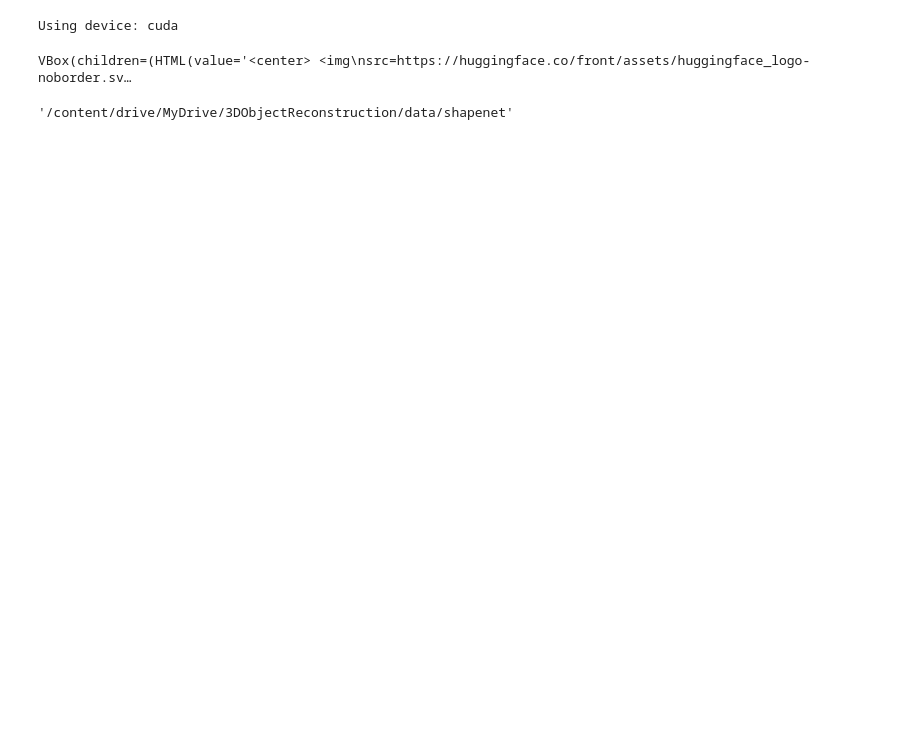
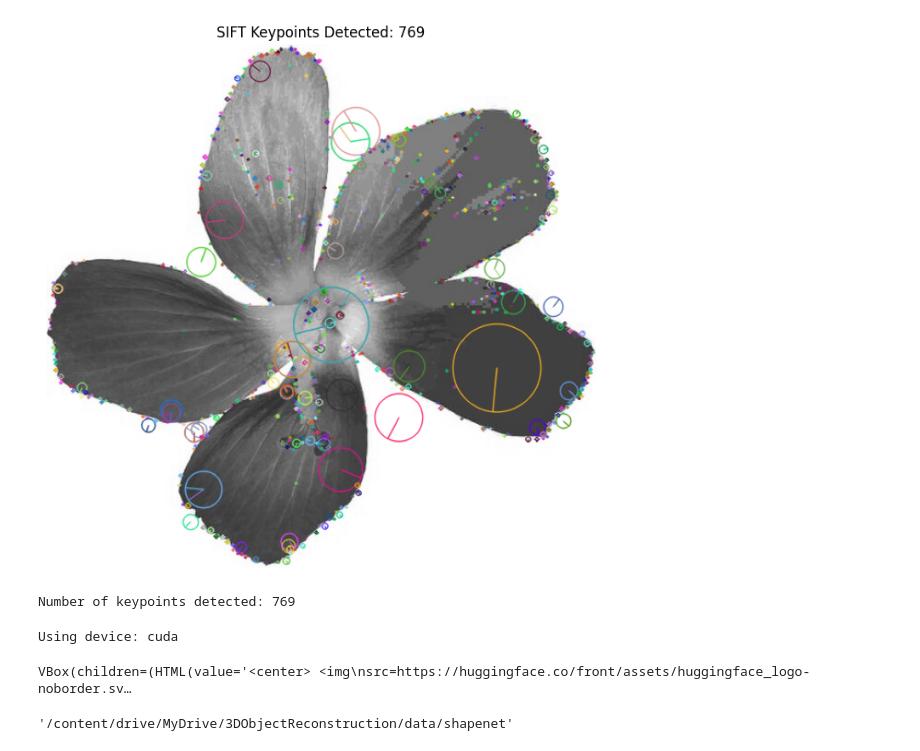
Before and after one commit to jorgemar723/3DObjectReconstruction, a Jupyter notebook: notebooks/render_shapenet_views.ipynb, the cells around one changed output. Drawn from its saved outputs; the diff is of its cells as text; code cells hidden in the pictures; blank space fills up the shorter version.

```diff
--- a/notebooks/render_shapenet_views.ipynb
+++ b/notebooks/render_shapenet_views.ipynb
@@ -31,3 +59,25 @@ Device name: NVIDIA A100-SXM4-40GB
+# %%
+# Convert to grayscale
+gray = cv2.cvtColor(img, cv2.COLOR_BGR2GRAY)
+
+# Detect SIFT keypoints
+sift = cv2.SIFT_create()
+keypoints, descriptors = sift.detectAndCompute(gray, None)
+
+# Draw keypoints
+img_keypoints = cv2.drawKeypoints(gray, keypoints, None,
+                                   flags=cv2.DRAW_MATCHES_FLAGS_DRAW_RICH_KEYPOINTS)
+
+plt.figure(figsize=(10,8))
+plt.imshow(img_keypoints)
+plt.title(f"SIFT Keypoints Detected: {len(keypoints)}")
+plt.axis('off')
+plt.show()
+
+print(f"Number of keypoints detected: {len(keypoints)}")
+# %% [output]
+[figure, added]
+Number of keypoints detected: 769
 # %%
 import os, json, cv2, torch, numpy as np
 import matplotlib.pyplot as plt
```
Also changed, not shown: parts of 5 cells of this notebook.
